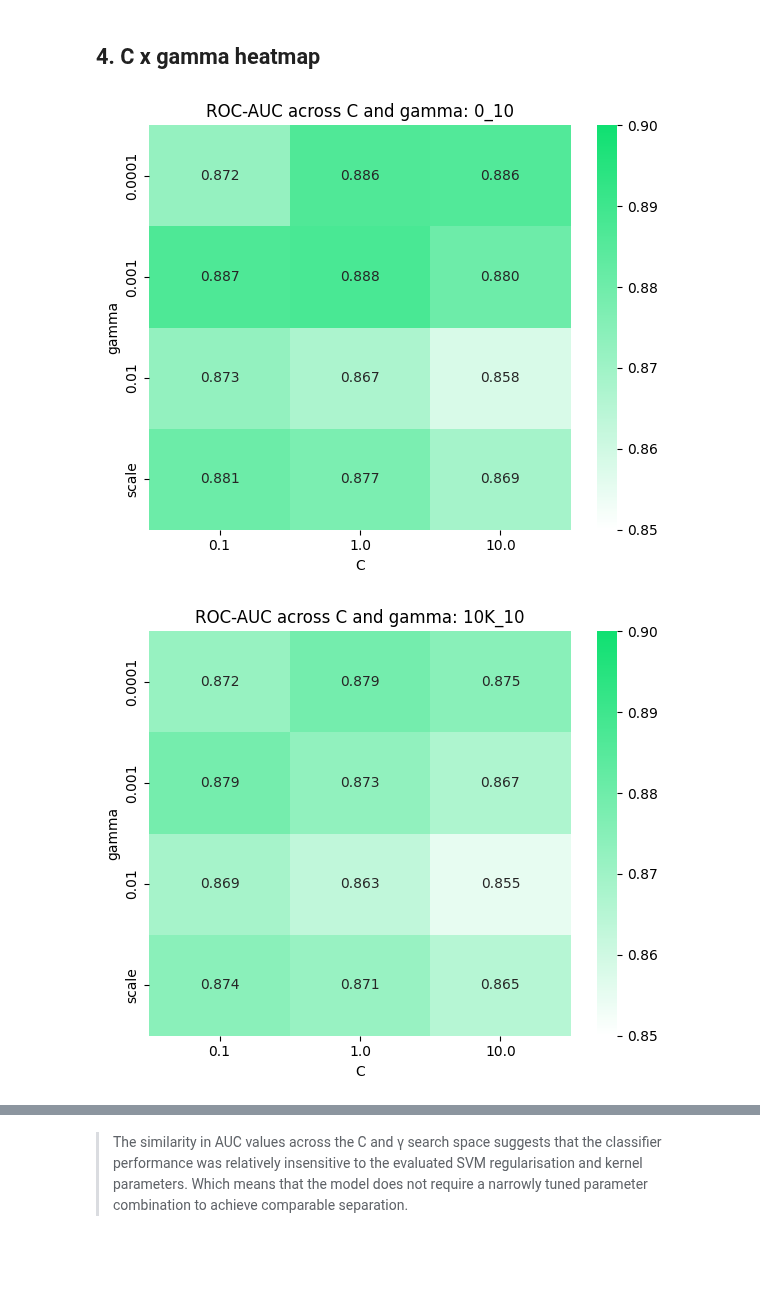
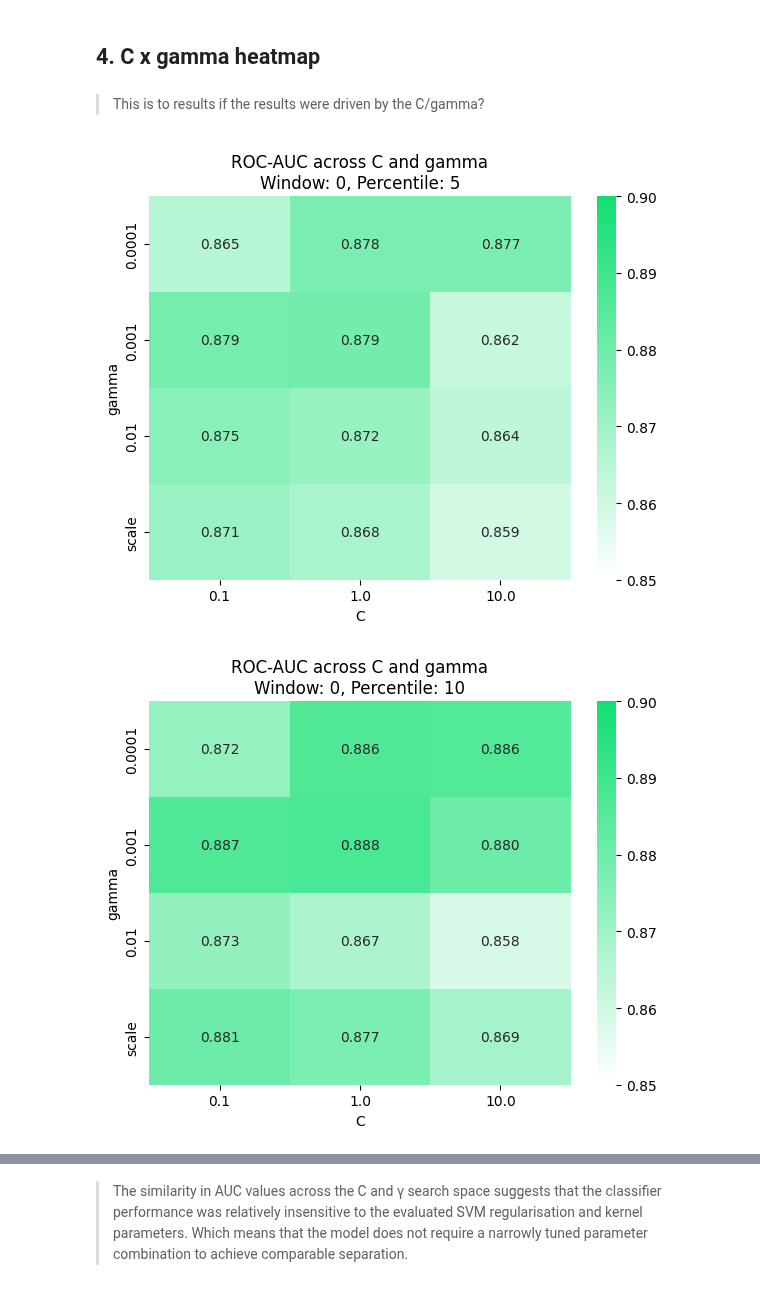
Before and after one commit to ritzww/THESIS_Directed_Connectivity_and_Data_Leakage_In_EEG_Seizure_Detection, a Jupyter notebook: 11. Segment Level Results.ipynb, the cells around one changed output, grey strips where cells are left out. Drawn from its saved outputs; the diff is of its cells as text; code cells hidden in the pictures; blank space fills up the shorter version.

Commit message:
results

```diff
--- a/11. Segment Level Results.ipynb
+++ b/11. Segment Level Results.ipynb
@@ -43,22 +17,18 @@ Index(['config', 'C', 'gamma', 'percentile', 'patient', 'record', 'n_windows',
       dtype='object')
+# %%
+df["gamma"] = df["gamma"].astype(str)
 # %% [markdown]
 ## 1. Summary table across all configs
 # %%
-import pandas as pd
-import numpy as np
-import matplotlib.pyplot as plt
-import seaborn as sns
-
-
 # ==========================
 # Pooled segment-level table
 # ==========================
 
 segment_results = (
-    all_df
+    df
     .groupby(
         [
-            "windows_percent",
+            "windows",
             "config",
             "C",
             "gamma",
@@ -295,5 +174,7 @@ plt.show()
 # %% [markdown]
 ## 4. C x gamma heatmap
+# %% [markdown]
+> This is to results if the results were driven by the C/gamma?
 # %%
 from matplotlib.colors import LinearSegmentedColormap
 
@@ -306,45 +187,43 @@ uni_green = LinearSegmentedColormap.from_list(
     ]
 )
 # %%
-for arm in segment_results["windows_percent"].unique():
-
-    temp = segment_results[
-        segment_results["windows_percent"] == arm
-    ]
+for (window, percentile), temp in segment_results.groupby(
+    ["windows", "percentile"]
+):
 
     heat = (
         temp
-        .groupby(["C","gamma"])["AUC"]
+        .groupby(["C", "gamma"])["AUC"]
         .mean()
         .reset_index()
     )
 
     heat = heat.pivot(
         index="gamma",
         columns="C",
         values="AUC"
     )
 
     plt.figure(figsize=(6,5))
 
     sns.heatmap(
-    heat,
-    annot=True,
-    fmt=".3f",
-    cmap=uni_green,
-    vmin=0.85,
-    vmax=0.90
-)
+        heat,
+        annot=True,
+        fmt=".3f",
+        cmap=uni_green,
+        vmin=0.85,
+        vmax=0.90
+    )
 
     plt.title(
-        f"ROC-AUC across C and gamma: {arm}"
+        f"ROC-AUC across C and gamma\nWindow: {window}, Percentile: {percentile}"
     )
 
     plt.xlabel("C")
     plt.ylabel("gamma")
 
     plt.tight_layout()
     plt.show()
 # %% [output]
-[figure, old version]
+[figure, new version]
-[figure, old version]
+[figure, new version]
```
Also changed, not shown: parts of 14 cells of this notebook, 7 other files.
